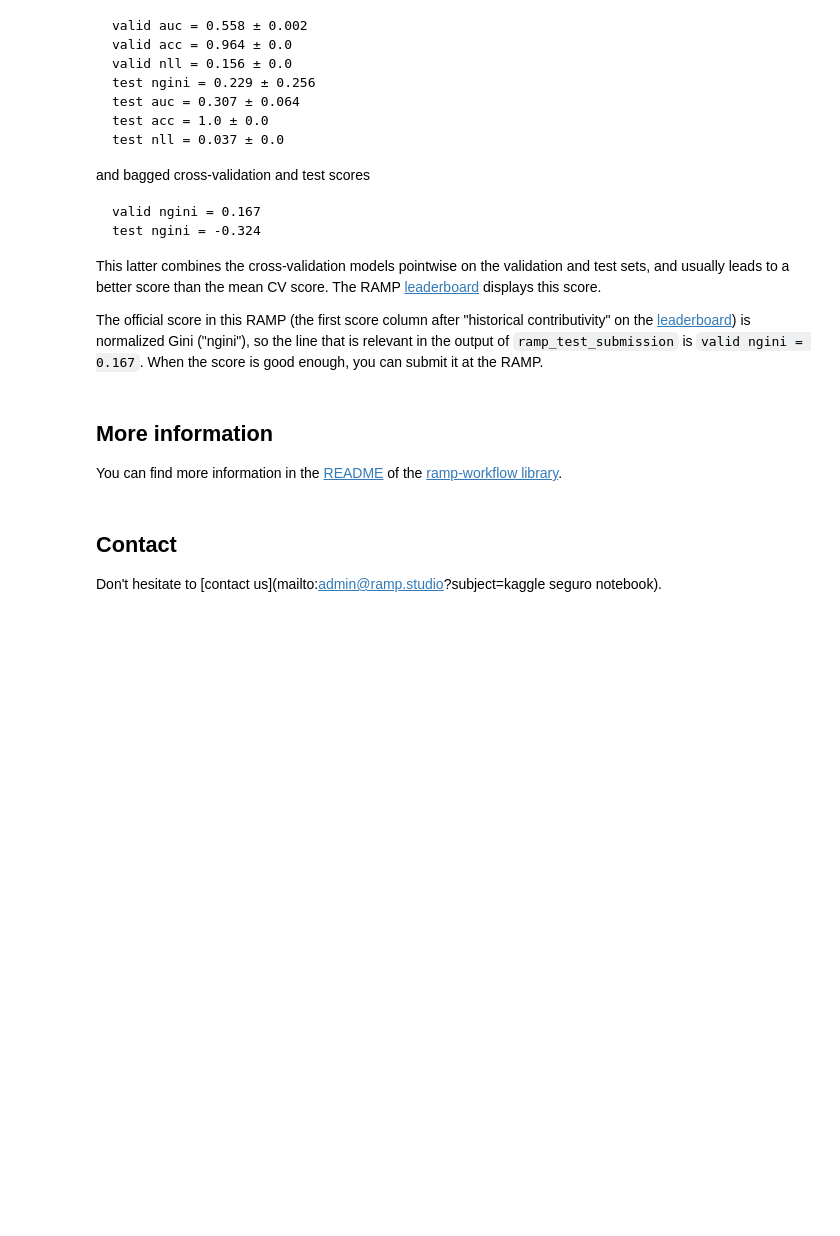
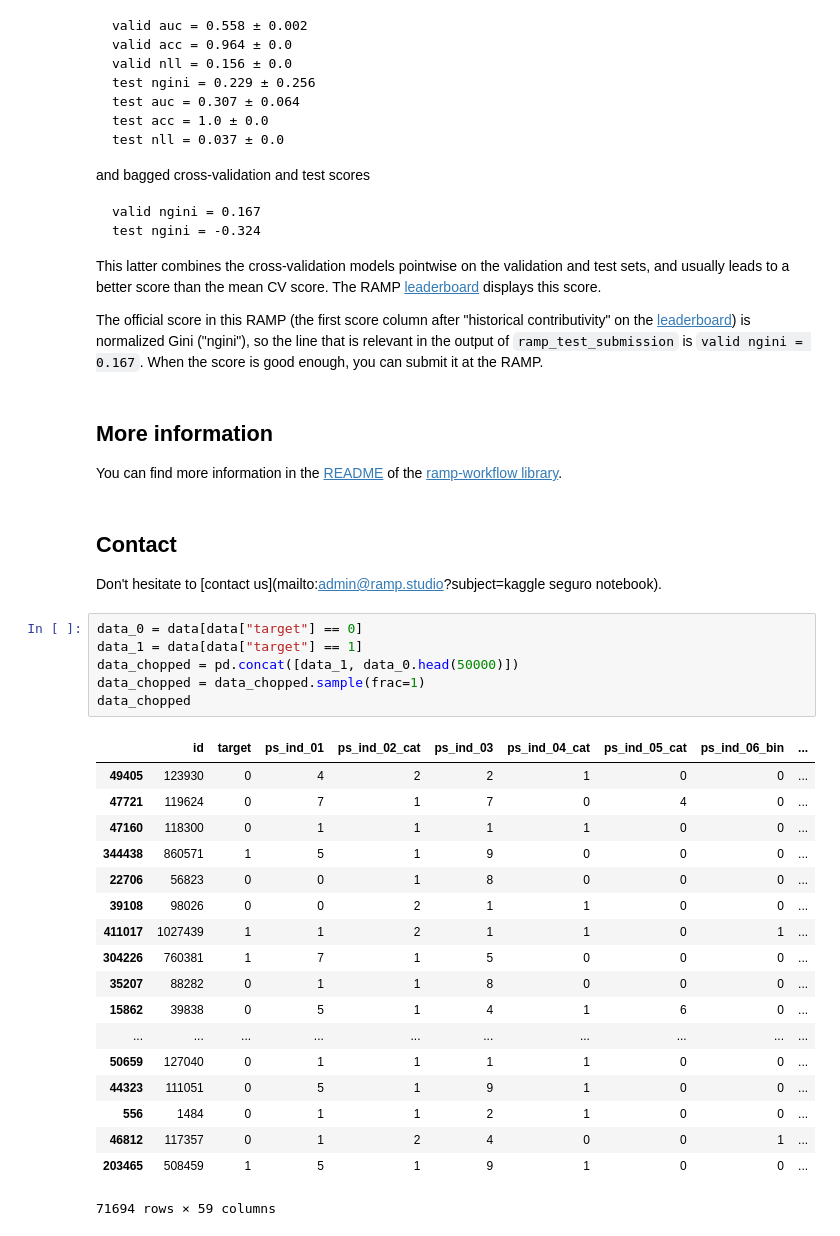
Before and after one commit to yetkinyilmaz/kaggle_seguro, a Jupyter notebook: notebook.ipynb, the cells around one changed output. Drawn from its saved outputs; the diff is of its cells as text; blank space fills up the shorter version.

```diff
--- a/notebook.ipynb
+++ b/notebook.ipynb
@@ -285,3 +292,28 @@ You can find more information in the [README](https://github.com/paris-saclay-cd
 ## Contact
 
 Don't hesitate to [contact us](mailto:admin@ramp.studio?subject=kaggle seguro notebook).
+# %%
+data_0 = data[data["target"] == 0]
+data_1 = data[data["target"] == 1]
+data_chopped = pd.concat([data_1, data_0.head(50000)])
+data_chopped = data_chopped.sample(frac=1)
+data_chopped
+# %% [output]
+|  | id | target | ps_ind_01 | ps_ind_02_cat | ps_ind_03 | ps_ind_04_cat | ps_ind_05_cat | ps_ind_06_bin | ... |
+| 49405 | 123930 | 0 | 4 | 2 | 2 | 1 | 0 | 0 | ... |
+| 47721 | 119624 | 0 | 7 | 1 | 7 | 0 | 4 | 0 | ... |
+| 47160 | 118300 | 0 | 1 | 1 | 1 | 1 | 0 | 0 | ... |
+| 344438 | 860571 | 1 | 5 | 1 | 9 | 0 | 0 | 0 | ... |
+| 22706 | 56823 | 0 | 0 | 1 | 8 | 0 | 0 | 0 | ... |
+| 39108 | 98026 | 0 | 0 | 2 | 1 | 1 | 0 | 0 | ... |
+| 411017 | 1027439 | 1 | 1 | 2 | 1 | 1 | 0 | 1 | ... |
+| 304226 | 760381 | 1 | 7 | 1 | 5 | 0 | 0 | 0 | ... |
+| 35207 | 88282 | 0 | 1 | 1 | 8 | 0 | 0 | 0 | ... |
+| 15862 | 39838 | 0 | 5 | 1 | 4 | 1 | 6 | 0 | ... |
+| ... | ... | ... | ... | ... | ... | ... | ... | ... | ... |
+| 50659 | 127040 | 0 | 1 | 1 | 1 | 1 | 0 | 0 | ... |
+| 44323 | 111051 | 0 | 5 | 1 | 9 | 1 | 0 | 0 | ... |
+| 556 | 1484 | 0 | 1 | 1 | 2 | 1 | 0 | 0 | ... |
+| 46812 | 117357 | 0 | 1 | 2 | 4 | 0 | 0 | 1 | ... |
+| 203465 | 508459 | 1 | 5 | 1 | 9 | 1 | 0 | 0 | ... |
+71694 rows × 59 columns
```
Also changed, not shown: parts of 13 cells of this notebook, 7 other files.
